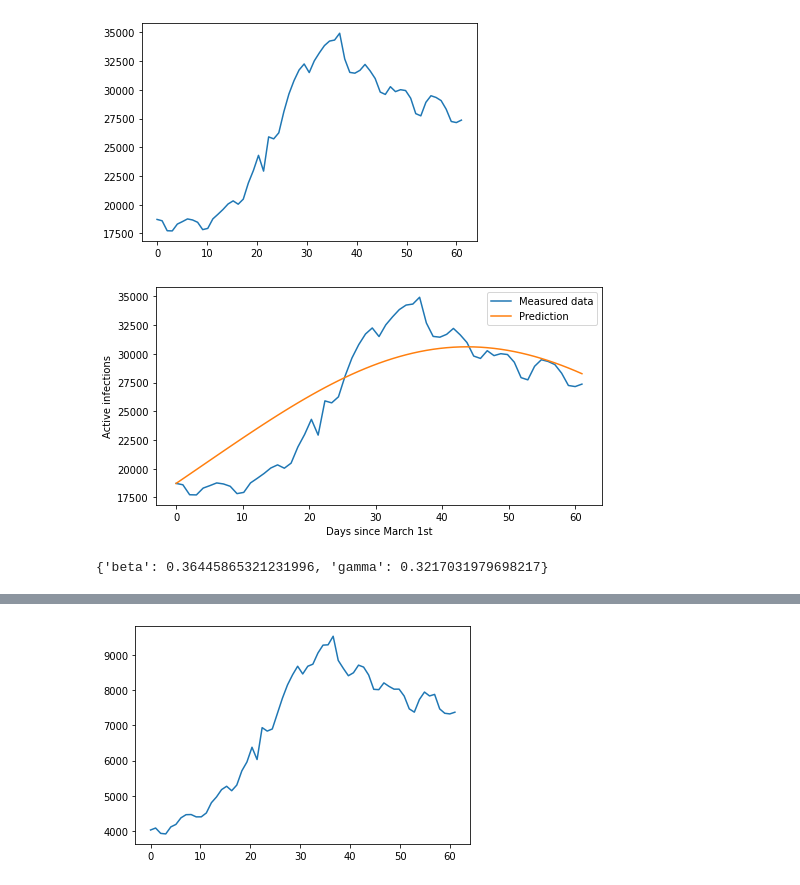
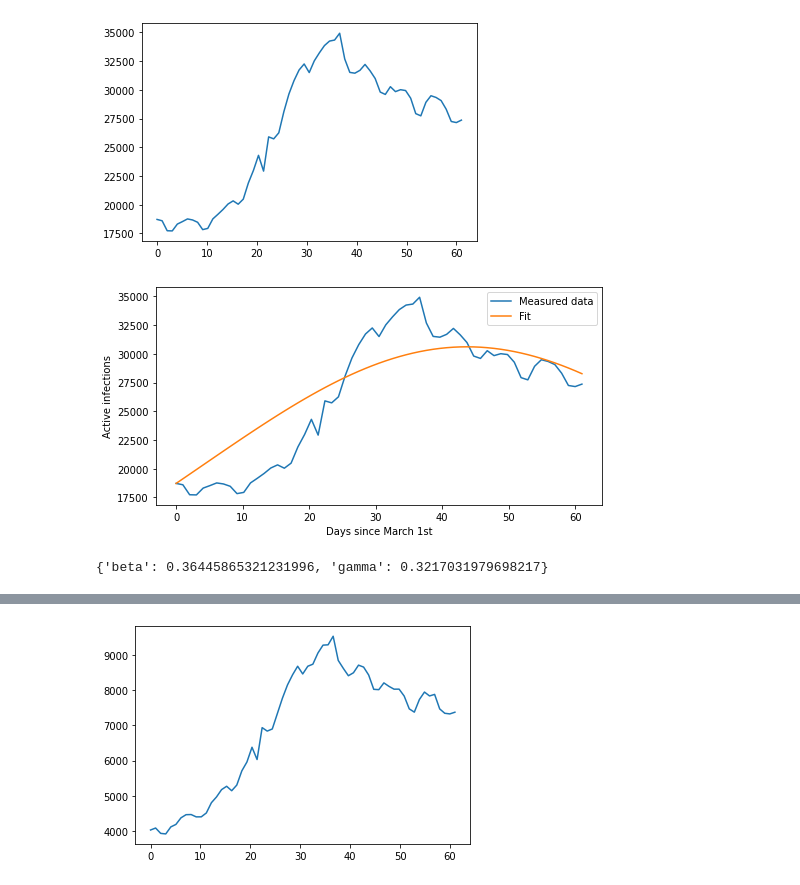
Before and after one commit to ThibaultMagnini/Kmeans-COVID-19-BelgianProvinces, a Jupyter notebook: SIR-Model/provinces_fitting.ipynb, the cells around one changed output, grey strips where cells are left out. Drawn from its saved outputs; the diff is of its cells as text; code cells hidden in the pictures.

```diff
--- a/SIR-Model/provinces_fitting.ipynb
+++ b/SIR-Model/provinces_fitting.ipynb
@@ -88,22 +88,22 @@ total1 = res[1]["total"]
 # %%
 pop = 1869730 + 1200945 + 1525255 + 877370 + 1109800
 S0 = round((pop - total1[107]))
 I0 = round(active1[107])
 R0 = round(recovered1[107])
 
 mod = lmfit.Model(f)
 mod.set_param_hint("beta", value=0.05, vary=True, min=0)
 mod.set_param_hint("gamma", value=0.05, vary=True, min=0)
 params = mod.make_params()
 result = mod.fit(active1[107:168], params, method='leastsq', x=x)
 plt.figure(figsize=(8, 4))
 plt.plot(x, active1[107:168], label="Measured data")
-plt.plot(x, result.best_fit, label="Prediction")
+plt.plot(x, result.best_fit, label="Fit")
 plt.xlabel("Days since March 1st")
 plt.ylabel("Active infections")
 plt.legend()
 plt.show()
 result.best_values
 # %% [output]
-[figure, old version]
+[figure, new version]
 {'beta': 0.36445865321231996, 'gamma': 0.3217031979698217}
```
Also changed, not shown: parts of 10 cells of this notebook.
